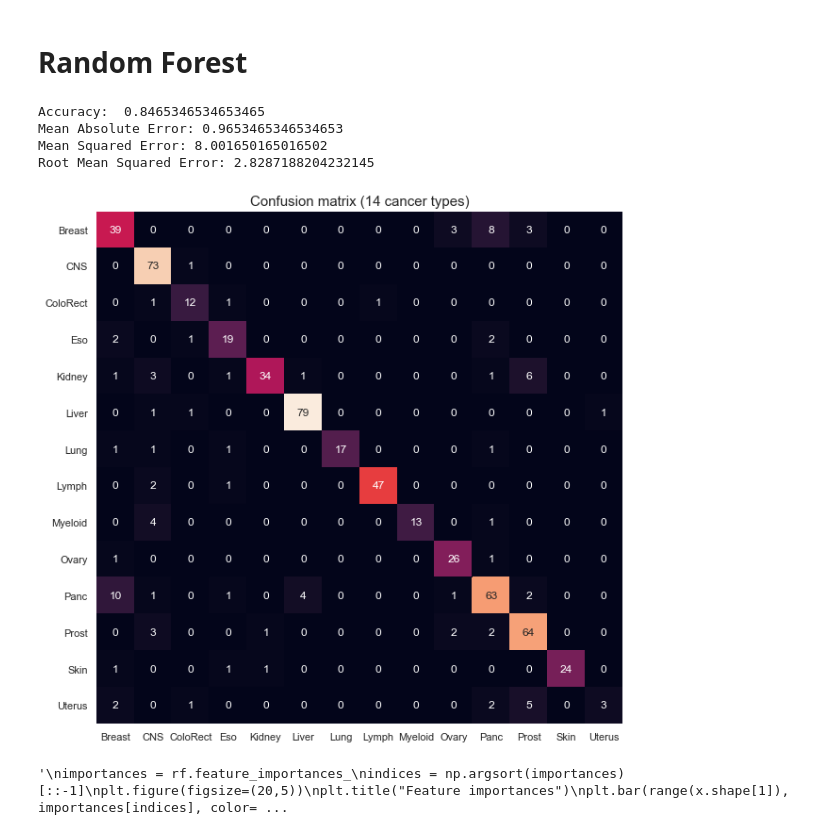
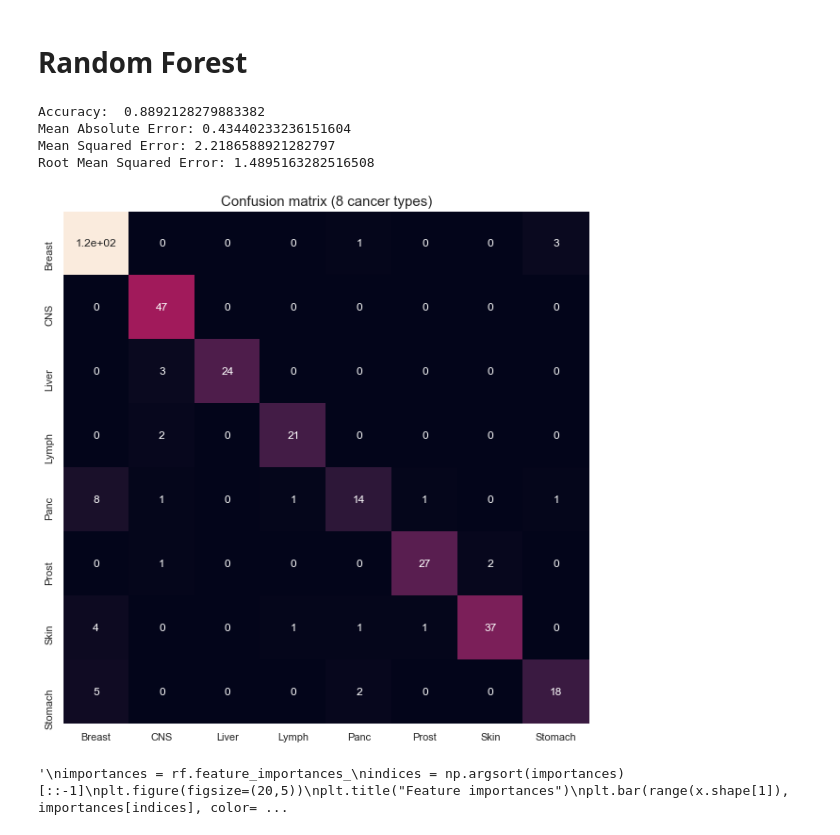
Before and after one commit to dovydask/MLMB-project, a Jupyter notebook: MachineLearning_inMolecularBiology2020_GroupProject.ipynb, the cells around one changed output. Drawn from its saved outputs; the diff is of its cells as text; code cells hidden in the pictures.

Commit message:
Bug correction
Corrected a bug where incorrect cancer samples are dropped when using non-PCAWG data.

```diff
--- a/MachineLearning_inMolecularBiology2020_GroupProject.ipynb
+++ b/MachineLearning_inMolecularBiology2020_GroupProject.ipynb
@@ -115,7 +115,13 @@ def construct_dataset(mutations, activities=None, subtypes=True, sample_cutoff=1
         split = "::"
     else:
         split = "-"
-    labels = [sample_name.split(split)[0] for sample_name in mutations.columns.values[2:]]
+
+    labels = []
+    for sample_name in mutations.columns.values[2:]:
+        if "::" in sample_name.split(split)[0]:
+            labels.append(sample_name.split(split)[0].split("::")[0])
+        else:
+            labels.append(sample_name.split(split)[0])
 
     # Either construct 6-channel of full 96-channel dataset
     if six_channels:
@@ -150,10 +156,8 @@ def construct_dataset(mutations, activities=None, subtypes=True, sample_cutoff=1
 
     print("Dropping:", sorted(set(to_drop_types)))
 
-    to_drop_samples = [sample_name for sample_name in data.index.values if sample_name.split(split)[0] in to_drop_types]
+    to_drop_samples = [sample_name for sample_name in data.index.values if sample_name.split(split)[0] in to_drop_types
+                      or sample_name.split(split)[0].split("::")[0] in to_drop_types]
     data = data.drop(to_drop_samples)
 
     return data
-# %%
-data = construct_dataset(PCAWG_wgs_mut, PCAWG_wgs_act, subtypes=False, six_channels=False, sample_cutoff=50,
-                         types_to_drop=["Head", "Bone", "Stomach"])
@@ -161,0 +164,5 @@ Dropping: ['Biliary', 'Bladder', 'Bone', 'Cervix', 'Head', 'SoftTissue', 'Stomac
+# %%
+data_pcawg = construct_dataset(PCAWG_wgs_mut, PCAWG_wgs_act, subtypes=True, six_channels=False, sample_cutoff=50)
+data_other = construct_dataset(nonPCAWG_wgs_mut, nonPCAWG_wgs_act, subtypes=True, six_channels=False, sample_cutoff=50)
+data_other
+nonPCAWG_wgs_mut
@@ -168,7 +197,7 @@ from sklearn import metrics
 import matplotlib.pyplot as plt
 import seaborn.apionly as sns
 
-x = np.array(data)
+x = np.array(data_other)
 #x = np.array(data[data["Type"] == "Biliary-AdenoCA"])
 y = np.array(x[:, -1])
 
@@ -181,41 +210,40 @@ to_label = {x: y for y, x in to_int.items()}
 
 y = [to_int[x] for x in y]
 
-
 x = x[:, :-1]
 x = x/x.sum(axis=1)[:, np.newaxis] # Normalize row values
 
 train_x, test_x, train_y, test_y = train_test_split(x, y, test_size=0.25, stratify=y)
-rf = RandomForestClassifier()
+rf = RandomForestClassifier(n_estimators = 500)
 rf.fit(train_x, train_y)
 
 rf_predictions = rf.predict(test_x)
 print("Accuracy: ", sum(rf_predictions == test_y)/len(test_y))
 print("Mean Absolute Error:", metrics.mean_absolute_error(test_y, rf_predictions))
 print("Mean Squared Error:", metrics.mean_squared_error(test_y, rf_predictions))
 print("Root Mean Squared Error:", np.sqrt(metrics.mean_squared_error(test_y, rf_predictions)))
 
 plot_labels = sorted(set([to_label[x] for x in y]))
 cmat = metrics.confusion_matrix(test_y, rf_predictions)
 sns.set(rc={"figure.figsize":(10,10)})
 ax = plt.axes()
 sns.heatmap(cmat, annot=True, cbar=False, xticklabels=plot_labels, yticklabels=plot_labels)
 ax.set_title(("Confusion matrix (" + str(len(set(y))) + " cancer types)"), fontsize=15)
 plt.show()
 
 '''
 importances = rf.feature_importances_
 indices = np.argsort(importances)[::-1]
 plt.figure(figsize=(20,5))
 plt.title("Feature importances")
 plt.bar(range(x.shape[1]), importances[indices], color="r", align="center")
 plt.xticks(range(x.shape[1]), data.columns[indices], rotation=90)
 plt.show()
 '''
 # %% [output]
-Accuracy:  0.8465346534653465
-Mean Absolute Error: 0.9653465346534653
-Mean Squared Error: 8.001650165016502
-Root Mean Squared Error: 2.8287188204232145
+Accuracy:  0.8892128279883382
+Mean Absolute Error: 0.43440233236151604
+Mean Squared Error: 2.2186588921282797
+Root Mean Squared Error: 1.4895163282516508
-[figure, old version]
+[figure, new version]
 '\nimportances = rf.feature_importances_\nindices = np.argsort(importances)[::-1]\nplt.figure(figsize=(20,5))\nplt.title("Feature importances")\nplt.bar(range(x.shape[1]), importances[indices], color= ...
```
Also changed, not shown: parts of 3 cells of this notebook.
